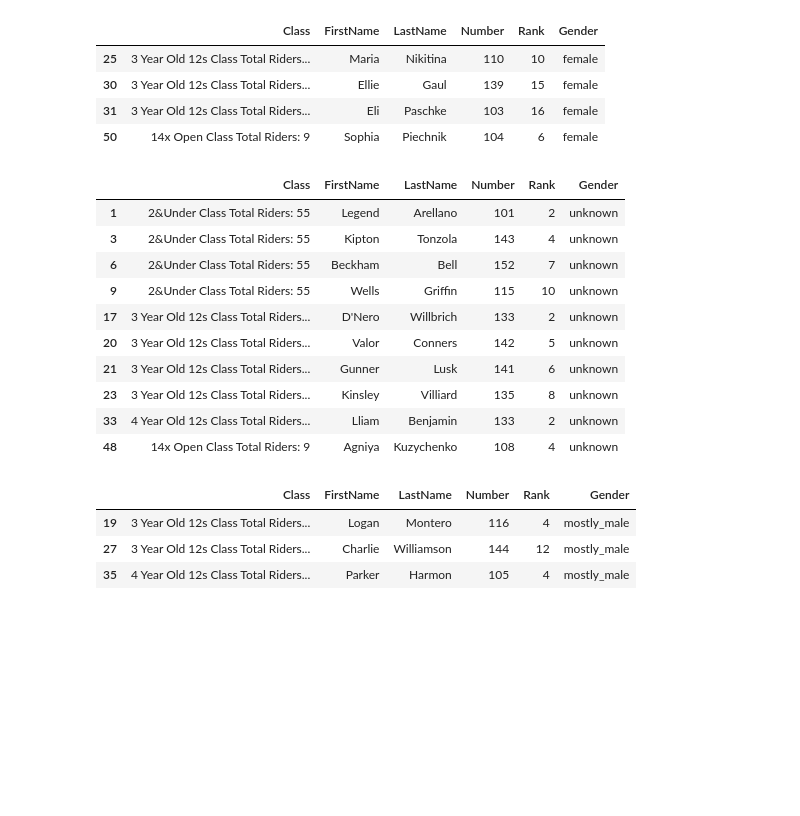
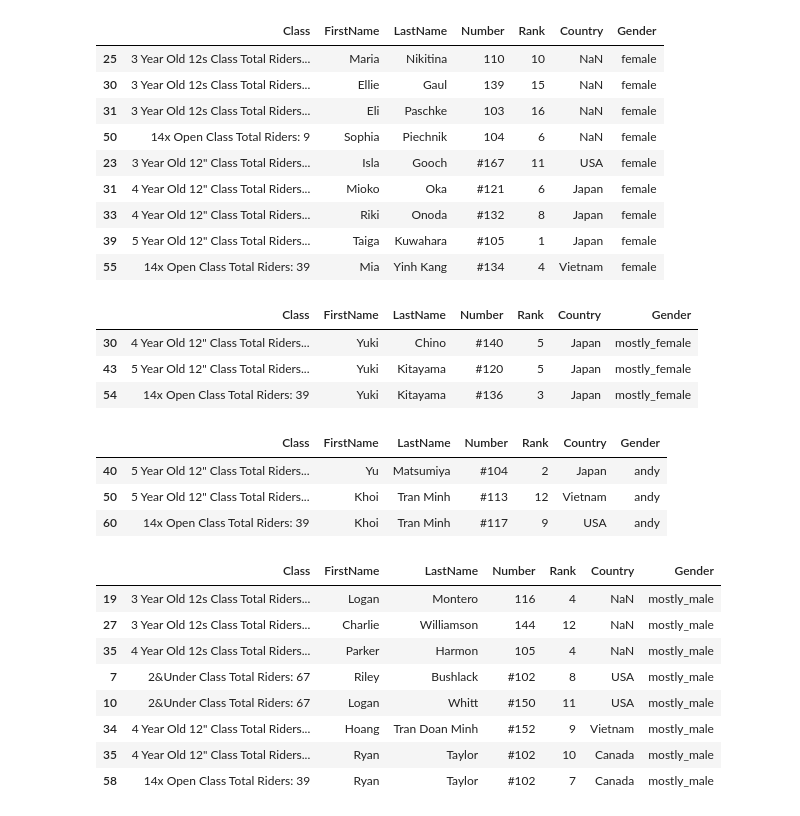
Before and after one commit to davidbradway/StriderGender, a Jupyter notebook: StriderGenderNotebook.ipynb, the cells around one changed output. Saved outputs shown, nothing was run; the diff lists cells and outputs as text; code cells hidden in the pictures; blank space fills up the shorter version.

Commit message:
add results from championships

```diff
--- a/StriderGenderNotebook.ipynb
+++ b/StriderGenderNotebook.ipynb
@@ -4,7 +4,10 @@ import gender_guesser.detector as gender
 d = gender.Detector()
 # %%
 #riders.json created from table at https://www.striderbikes.com/charlotte
-df = pd.read_json('riders.json')
+df1 = pd.read_json('riders.json')
+df2 = pd.read_json('riders_championship.json')
+frames = [df1, df2]
+df = pd.concat(frames, sort=False)
 df['Gender'] = df.apply(lambda row: d.get_gender(row.FirstName), axis=1)
 df.head()
 # %% [output]
@@ -25,32 +50,42 @@ Name: Gender, dtype: int64
 # %%
 df[df['Gender'].str.match('female')]
 # %% [output]
-|  | Class | FirstName | LastName | Number | Rank | Gender |
-| 25 | 3 Year Old 12s Class Total Riders... | Maria | Nikitina | 110 | 10 | female |
-| 30 | 3 Year Old 12s Class Total Riders... | Ellie | Gaul | 139 | 15 | female |
-| 31 | 3 Year Old 12s Class Total Riders... | Eli | Paschke | 103 | 16 | female |
-| 50 | 14x Open Class Total Riders: 9 | Sophia | Piechnik | 104 | 6 | female |
+|  | Class | FirstName | LastName | Number | Rank | Country | Gender |
+| 25 | 3 Year Old 12s Class Total Riders... | Maria | Nikitina | 110 | 10 | NaN | female |
+| 30 | 3 Year Old 12s Class Total Riders... | Ellie | Gaul | 139 | 15 | NaN | female |
+| 31 | 3 Year Old 12s Class Total Riders... | Eli | Paschke | 103 | 16 | NaN | female |
+| 50 | 14x Open Class Total Riders: 9 | Sophia | Piechnik | 104 | 6 | NaN | female |
+| 23 | 3 Year Old 12" Class Total Riders... | Isla | Gooch | #167 | 11 | USA | female |
+| 31 | 4 Year Old 12" Class Total Riders... | Mioko | Oka | #121 | 6 | Japan | female |
+| 33 | 4 Year Old 12" Class Total Riders... | Riki | Onoda | #132 | 8 | Japan | female |
+| 39 | 5 Year Old 12" Class Total Riders... | Taiga | Kuwahara | #105 | 1 | Japan | female |
+| 55 | 14x Open Class Total Riders: 39 | Mia | Yinh Kang | #134 | 4 | Vietnam | female |
 # %%
-df[df['Gender'].str.match('unknown')]
+df[df['Gender'].str.match('mostly_female')]
 # %% [output]
-|  | Class | FirstName | LastName | Number | Rank | Gender |
-| 1 | 2&Under Class Total Riders: 55 | Legend | Arellano | 101 | 2 | unknown |
-| 3 | 2&Under Class Total Riders: 55 | Kipton | Tonzola | 143 | 4 | unknown |
-| 6 | 2&Under Class Total Riders: 55 | Beckham | Bell | 152 | 7 | unknown |
-| 9 | 2&Under Class Total Riders: 55 | Wells | Griffin | 115 | 10 | unknown |
-| 17 | 3 Year Old 12s Class Total Riders... | D'Nero | Willbrich | 133 | 2 | unknown |
-| 20 | 3 Year Old 12s Class Total Riders... | Valor | Conners | 142 | 5 | unknown |
-| 21 | 3 Year Old 12s Class Total Riders... | Gunner | Lusk | 141 | 6 | unknown |
-| 23 | 3 Year Old 12s Class Total Riders... | Kinsley | Villiard | 135 | 8 | unknown |
-| 33 | 4 Year Old 12s Class Total Riders... | Lliam | Benjamin | 133 | 2 | unknown |
-| 48 | 14x Open Class Total Riders: 9 | Agniya | Kuzychenko | 108 | 4 | unknown |
+|  | Class | FirstName | LastName | Number | Rank | Country | Gender |
+| 30 | 4 Year Old 12" Class Total Riders... | Yuki | Chino | #140 | 5 | Japan | mostly_female |
+| 43 | 5 Year Old 12" Class Total Riders... | Yuki | Kitayama | #120 | 5 | Japan | mostly_female |
+| 54 | 14x Open Class Total Riders: 39 | Yuki | Kitayama | #136 | 3 | Japan | mostly_female |
+# %%
+df[df['Gender'].str.match('andy')]
+# %% [output]
+|  | Class | FirstName | LastName | Number | Rank | Country | Gender |
+| 40 | 5 Year Old 12" Class Total Riders... | Yu | Matsumiya | #104 | 2 | Japan | andy |
+| 50 | 5 Year Old 12" Class Total Riders... | Khoi | Tran Minh | #113 | 12 | Vietnam | andy |
+| 60 | 14x Open Class Total Riders: 39 | Khoi | Tran Minh | #117 | 9 | USA | andy |
 # %%
 df[df['Gender'].str.match('mostly_male')]
 # %% [output]
-|  | Class | FirstName | LastName | Number | Rank | Gender |
-| 19 | 3 Year Old 12s Class Total Riders... | Logan | Montero | 116 | 4 | mostly_male |
-| 27 | 3 Year Old 12s Class Total Riders... | Charlie | Williamson | 144 | 12 | mostly_male |
-| 35 | 4 Year Old 12s Class Total Riders... | Parker | Harmon | 105 | 4 | mostly_male |
+|  | Class | FirstName | LastName | Number | Rank | Country | Gender |
+| 19 | 3 Year Old 12s Class Total Riders... | Logan | Montero | 116 | 4 | NaN | mostly_male |
+| 27 | 3 Year Old 12s Class Total Riders... | Charlie | Williamson | 144 | 12 | NaN | mostly_male |
+| 35 | 4 Year Old 12s Class Total Riders... | Parker | Harmon | 105 | 4 | NaN | mostly_male |
+| 7 | 2&Under Class Total Riders: 67 | Riley | Bushlack | #102 | 8 | USA | mostly_male |
+| 10 | 2&Under Class Total Riders: 67 | Logan | Whitt | #150 | 11 | USA | mostly_male |
+| 34 | 4 Year Old 12" Class Total Riders... | Hoang | Tran Doan Minh | #152 | 9 | Vietnam | mostly_male |
+| 35 | 4 Year Old 12" Class Total Riders... | Ryan | Taylor | #102 | 10 | Canada | mostly_male |
+| 58 | 14x Open Class Total Riders: 39 | Ryan | Taylor | #102 | 7 | Canada | mostly_male |
 # %%
 df[df['Gender'].str.match('male')]
 # %% [output]
```
Also changed, not shown: parts of 4 cells of this notebook, 1 other file.
